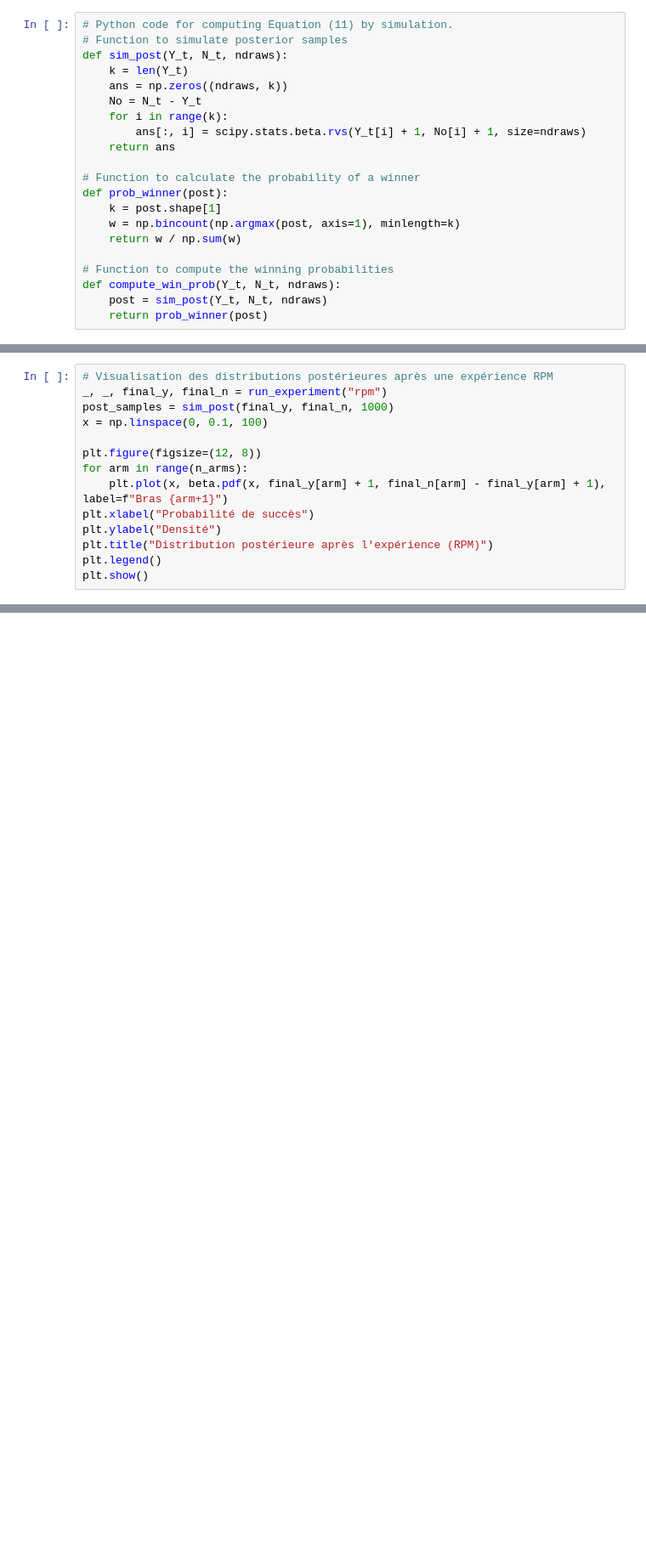
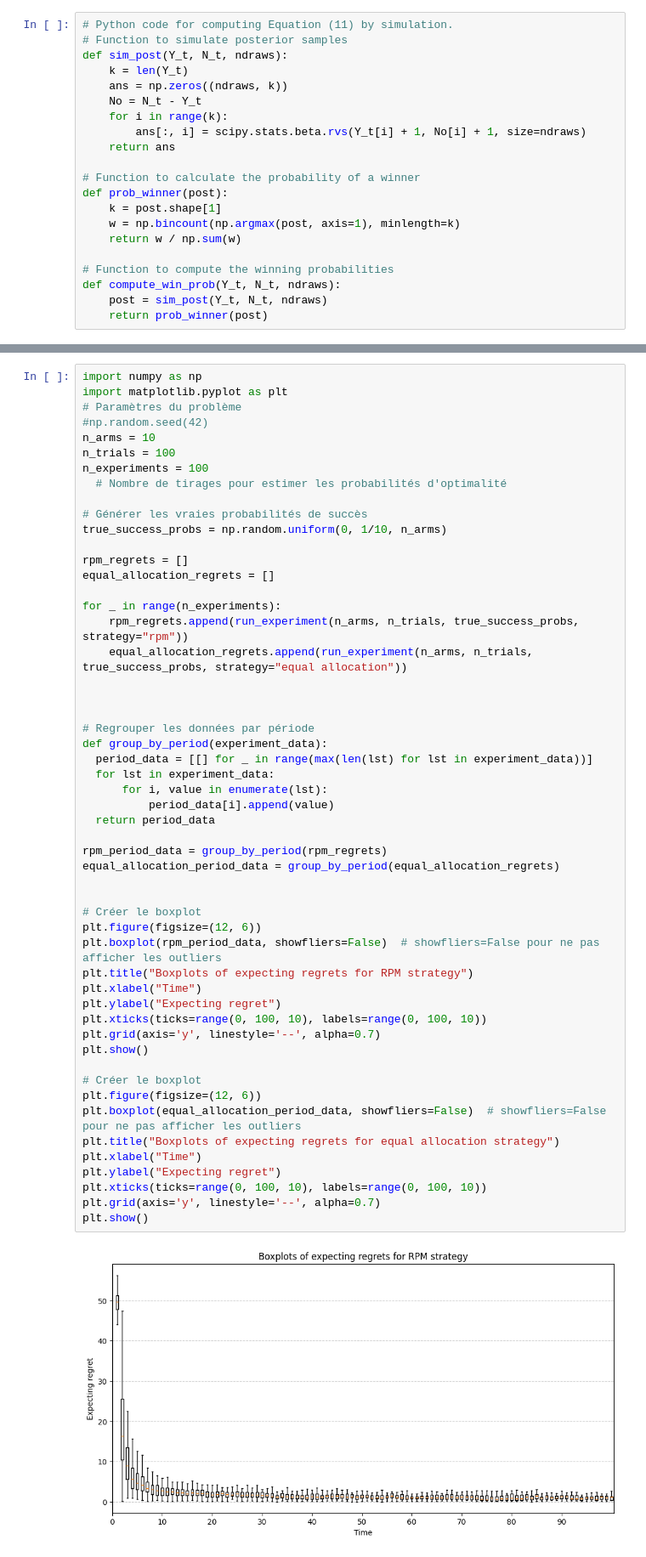
Before and after one commit to mchabrol/Bayesian-Statistics-, a Jupyter notebook: RPM.ipynb, the cells around one changed output, grey strips where cells are left out. Shown at 85% size. Saved outputs shown, nothing was run; the diff lists cells and outputs as text; blank space fills up the shorter version.

Commit message:
add equal allocation

```diff
--- a/RPM.ipynb
+++ b/RPM.ipynb
@@ -459,14 +99,0 @@ plt.show()
-# %%
-# Visualisation des distributions postérieures après une expérience RPM
-_, _, final_y, final_n = run_experiment("rpm")
-post_samples = sim_post(final_y, final_n, 1000)
-x = np.linspace(0, 0.1, 100)
-
-plt.figure(figsize=(12, 8))
-for arm in range(n_arms):
-    plt.plot(x, beta.pdf(x, final_y[arm] + 1, final_n[arm] - final_y[arm] + 1), label=f"Bras {arm+1}")
-plt.xlabel("Probabilité de succès")
-plt.ylabel("Densité")
-plt.title("Distribution postérieure après l'expérience (RPM)")
-plt.legend()
-plt.show()
@@ -565,0 +100,55 @@ plt.show()
+# %%
+import numpy as np
+import matplotlib.pyplot as plt
+# Paramètres du problème
+#np.random.seed(42)
+n_arms = 10
+n_trials = 100
+n_experiments = 100
+  # Nombre de tirages pour estimer les probabilités d'optimalité
+
+# Générer les vraies probabilités de succès
+true_success_probs = np.random.uniform(0, 1/10, n_arms)
+
+rpm_regrets = []
+equal_allocation_regrets = []
+
+for _ in range(n_experiments):
+    rpm_regrets.append(run_experiment(n_arms, n_trials, true_success_probs, strategy="rpm"))
+    equal_allocation_regrets.append(run_experiment(n_arms, n_trials, true_success_probs, strategy="equal allocation"))
+
+
+
+# Regrouper les données par période
+def group_by_period(experiment_data):
+  period_data = [[] for _ in range(max(len(lst) for lst in experiment_data))]
+  for lst in experiment_data:
+      for i, value in enumerate(lst):
+          period_data[i].append(value)
+  return period_data
+
+rpm_period_data = group_by_period(rpm_regrets)
+equal_allocation_period_data = group_by_period(equal_allocation_regrets)
+
+
+# Créer le boxplot
+plt.figure(figsize=(12, 6))
+plt.boxplot(rpm_period_data, showfliers=False)  # showfliers=False pour ne pas afficher les outliers
+plt.title("Boxplots of expecting regrets for RPM strategy")
+plt.xlabel("Time")
+plt.ylabel("Expecting regret")
+plt.xticks(ticks=range(0, 100, 10), labels=range(0, 100, 10))
+plt.grid(axis='y', linestyle='--', alpha=0.7)
+plt.show()
+
+# Créer le boxplot
+plt.figure(figsize=(12, 6))
+plt.boxplot(equal_allocation_period_data, showfliers=False)  # showfliers=False pour ne pas afficher les outliers
+plt.title("Boxplots of expecting regrets for equal allocation strategy")
+plt.xlabel("Time")
+plt.ylabel("Expecting regret")
+plt.xticks(ticks=range(0, 100, 10), labels=range(0, 100, 10))
+plt.grid(axis='y', linestyle='--', alpha=0.7)
+plt.show()
+# %% [output]
+[figure, added]
```
Also changed, not shown: parts of 9 cells of this notebook.
